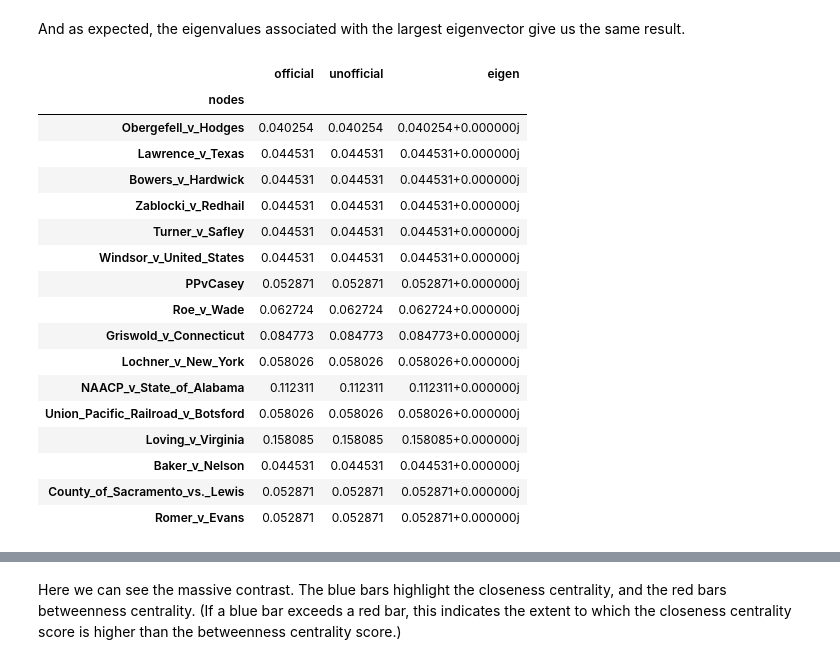
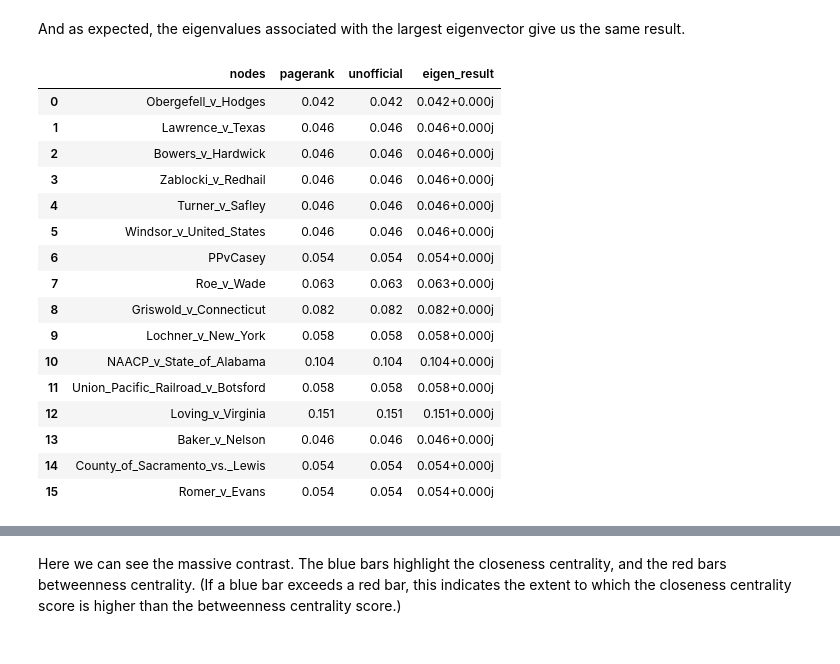
Before and after one commit to maastrichtlawtech/legalnetworkanalysis_textbook, a Jupyter notebook: Chapter_3_Centrality.ipynb, the cells around one changed output, grey strips where cells are left out. Drawn from its saved outputs; the diff is of its cells as text; code cells hidden in the pictures.

Commit message:
improvements up to pagerank (plots, some refactoring, better writing)

```diff
--- a/Chapter_3_Centrality.ipynb
+++ b/Chapter_3_Centrality.ipynb
@@ -599,6 +703,9 @@ PageRank is a variant of the Eigenvector centrality which is applicable to direc
 <img src="images/ch3/obergefell.png"/>
 # %%
 g_ob = load_graph_from_json("data/obergefell.json")
-resdict = nx.pagerank(g_ob, alpha=0.90)
-pd.DataFrame.from_dict(resdict, orient="index", columns=["pagerank_score"])
+pagerank = nx.pagerank(g_ob, alpha=0.75)
+nodeid = list(pagerank.keys())
+pagerankscores = list(pagerank.values())
+resdf = pd.DataFrame({"nodes":nodeid, "pagerank":np.around(pagerankscores,3)})
+resdf.sort_values("pagerank", ascending=False)
 # %% [output]
@@ -678,12 +785,13 @@ $$ pagerank = \frac{v}{\sum v} $$
 This is how we can get the scores using a for loop.
 # %%
 
-A = nx.google_matrix(g_ob).T
+G = nx.google_matrix(g_ob, alpha=0.75).T
 v = np.ones(16)/16
 
-for i in range(0, 100):
-    v = A @ v.reshape(16,-1)
+for i in range(0, 1000):
+    v = G @ v.reshape(16,-1)
     vnorm = np.linalg.norm(v)
     v = v/vnorm
 
-result = np.ravel(v/sum(v))
+vresult = np.ravel(v/sum(v))
+vresult
@@ -690,5 +803,4 @@ result = np.ravel(v/sum(v))
 # %%
-official_pr = nx.pagerank(g_ob)
-resdf = pd.DataFrame({"nodes":official_pr.keys(), "official": official_pr.values(), "unofficial":result})
-resdf.set_index("nodes")
+resdf['unofficial'] = np.around(vresult,3)
+resdf.sort_values("unofficial")
 # %% [output]
@@ -713,32 +824,32 @@ resdf.set_index("nodes")
 # %% [markdown]
 And as expected, the eigenvalues associated with the largest eigenvector give us the same result.
 # %%
-A = nx.google_matrix(g_ob).T
+A = nx.google_matrix(g_ob, alpha=0.75).T
 vals, vecs = np.linalg.eig(A)
 argmax = np.argmax(vals)
 eigresult = np.ravel(vecs[:,argmax])
 eigresult = eigresult/np.sum(eigresult)
 # %%
-pd.DataFrame({"nodes":official_pr.keys(), "official": official_pr.values(), "unofficial":result, "eigen":eigresult}).set_index("nodes")
+resdf['eigen_result'] = np.around(eigresult,3)
+resdf
 # %% [output]
-|  | official | unofficial | eigen |
-| nodes |  |  |  |
-| Obergefell_v_Hodges | 0.040254 | 0.040254 | 0.040254+0.000000j |
-| Lawrence_v_Texas | 0.044531 | 0.044531 | 0.044531+0.000000j |
-| Bowers_v_Hardwick | 0.044531 | 0.044531 | 0.044531+0.000000j |
-| Zablocki_v_Redhail | 0.044531 | 0.044531 | 0.044531+0.000000j |
-| Turner_v_Safley | 0.044531 | 0.044531 | 0.044531+0.000000j |
-| Windsor_v_United_States | 0.044531 | 0.044531 | 0.044531+0.000000j |
-| PPvCasey | 0.052871 | 0.052871 | 0.052871+0.000000j |
-| Roe_v_Wade | 0.062724 | 0.062724 | 0.062724+0.000000j |
-| Griswold_v_Connecticut | 0.084773 | 0.084773 | 0.084773+0.000000j |
-| Lochner_v_New_York | 0.058026 | 0.058026 | 0.058026+0.000000j |
-| NAACP_v_State_of_Alabama | 0.112311 | 0.112311 | 0.112311+0.000000j |
-| Union_Pacific_Railroad_v_Botsford | 0.058026 | 0.058026 | 0.058026+0.000000j |
-| Loving_v_Virginia | 0.158085 | 0.158085 | 0.158085+0.000000j |
-| Baker_v_Nelson | 0.044531 | 0.044531 | 0.044531+0.000000j |
-| County_of_Sacramento_vs._Lewis | 0.052871 | 0.052871 | 0.052871+0.000000j |
-| Romer_v_Evans | 0.052871 | 0.052871 | 0.052871+0.000000j |
+|  | nodes | pagerank | unofficial | eigen_result |
+| 0 | Obergefell_v_Hodges | 0.042 | 0.042 | 0.042+0.000j |
+| 1 | Lawrence_v_Texas | 0.046 | 0.046 | 0.046+0.000j |
+| 2 | Bowers_v_Hardwick | 0.046 | 0.046 | 0.046+0.000j |
+| 3 | Zablocki_v_Redhail | 0.046 | 0.046 | 0.046+0.000j |
+| 4 | Turner_v_Safley | 0.046 | 0.046 | 0.046+0.000j |
+| 5 | Windsor_v_United_States | 0.046 | 0.046 | 0.046+0.000j |
+| 6 | PPvCasey | 0.054 | 0.054 | 0.054+0.000j |
+| 7 | Roe_v_Wade | 0.063 | 0.063 | 0.063+0.000j |
+| 8 | Griswold_v_Connecticut | 0.082 | 0.082 | 0.082+0.000j |
+| 9 | Lochner_v_New_York | 0.058 | 0.058 | 0.058+0.000j |
+| 10 | NAACP_v_State_of_Alabama | 0.104 | 0.104 | 0.104+0.000j |
+| 11 | Union_Pacific_Railroad_v_Botsford | 0.058 | 0.058 | 0.058+0.000j |
+| 12 | Loving_v_Virginia | 0.151 | 0.151 | 0.151+0.000j |
+| 13 | Baker_v_Nelson | 0.046 | 0.046 | 0.046+0.000j |
+| 14 | County_of_Sacramento_vs._Lewis | 0.054 | 0.054 | 0.054+0.000j |
+| 15 | Romer_v_Evans | 0.054 | 0.054 | 0.054+0.000j |
 # %% [markdown]
 ## 3.5 Betweenness Centrality
 
```
Also changed, not shown: parts of 63 cells of this notebook.
